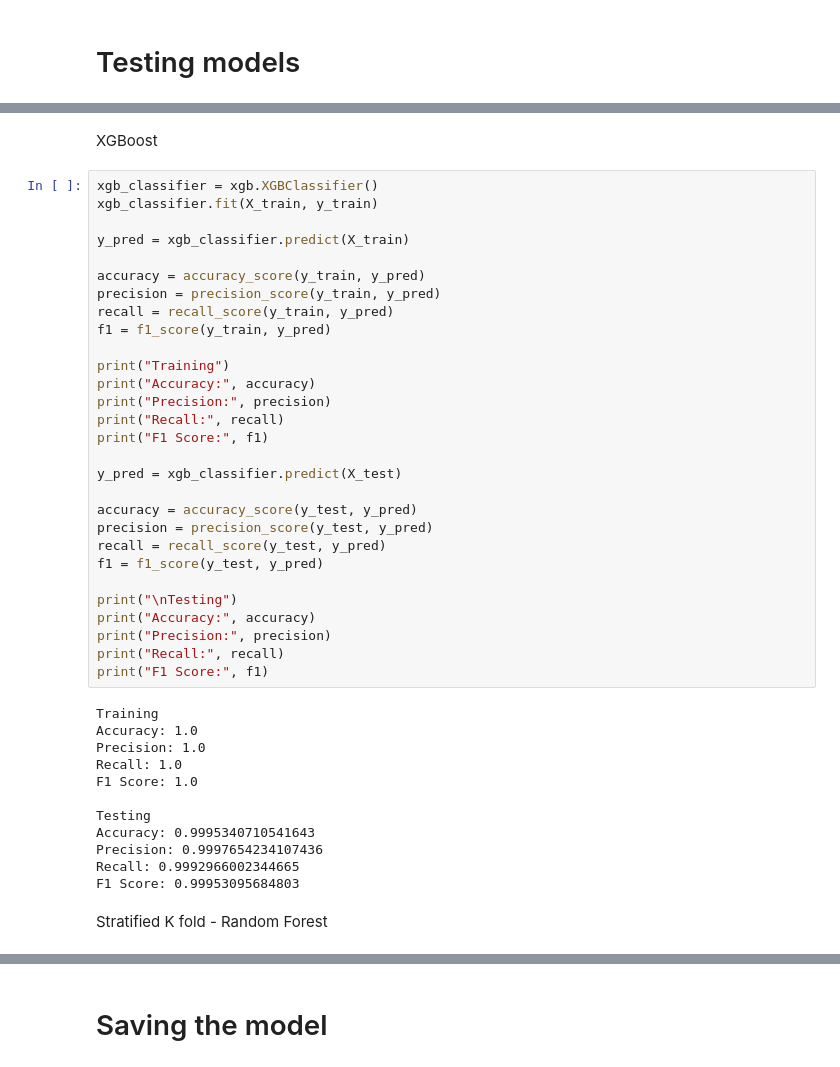
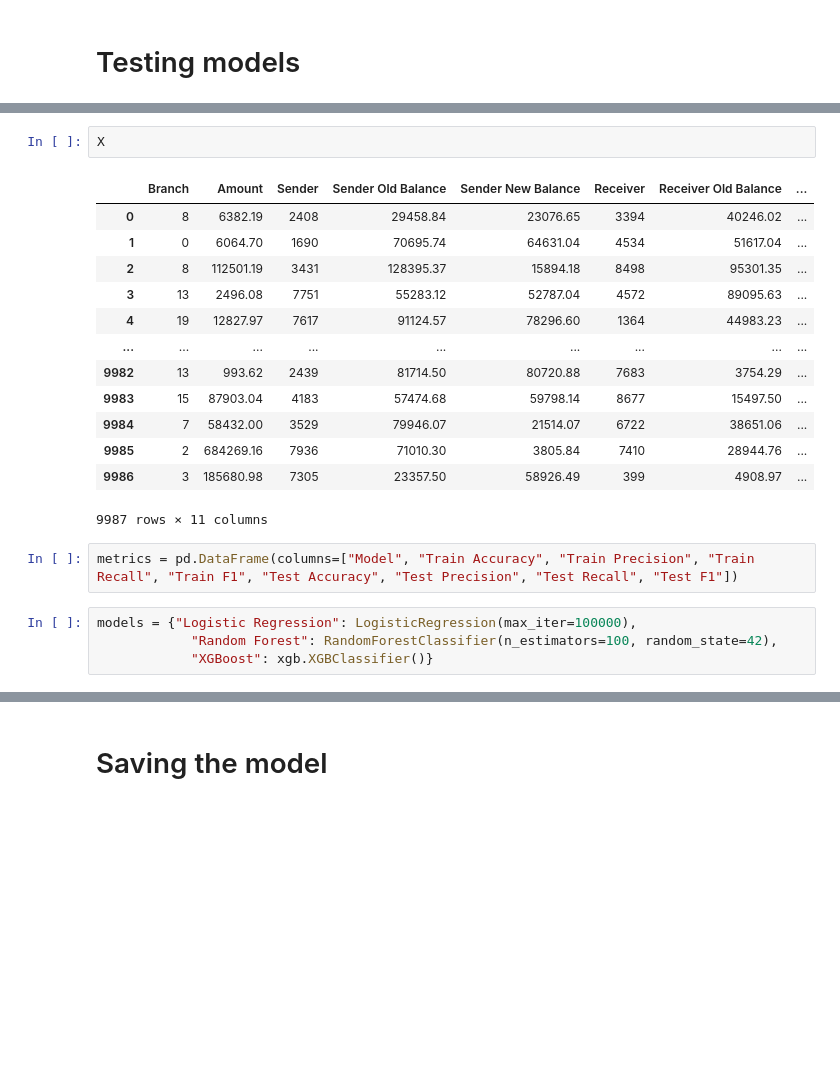
Before and after one commit to Shrutisd1003/XAI-for-Financial-Fraud-Detection, a Jupyter notebook: Model building/Model_training.ipynb, the cells around one changed output, grey strips where cells are left out. Saved outputs shown, nothing was run; the diff lists cells and outputs as text; blank space fills up the shorter version.

```diff
--- a/Model building/Model_training.ipynb
+++ b/Model building/Model_training.ipynb
@@ -200,45 +72,22 @@ F1 Score: 0.9998827529604878
-# %% [markdown]
-XGBoost
-# %%
-xgb_classifier = xgb.XGBClassifier()
-xgb_classifier.fit(X_train, y_train)
-
-y_pred = xgb_classifier.predict(X_train)
-
-accuracy = accuracy_score(y_train, y_pred)
-precision = precision_score(y_train, y_pred)
-recall = recall_score(y_train, y_pred)
-f1 = f1_score(y_train, y_pred)
-
-print("Training")
-print("Accuracy:", accuracy)
-print("Precision:", precision)
-print("Recall:", recall)
-print("F1 Score:", f1)
-
-y_pred = xgb_classifier.predict(X_test)
-
-accuracy = accuracy_score(y_test, y_pred)
-precision = precision_score(y_test, y_pred)
-recall = recall_score(y_test, y_pred)
-f1 = f1_score(y_test, y_pred)
-
-print("\nTesting")
-print("Accuracy:", accuracy)
-print("Precision:", precision)
-print("Recall:", recall)
-print("F1 Score:", f1)
-# %% [output]
-Training
-Accuracy: 1.0
-Precision: 1.0
-Recall: 1.0
-F1 Score: 1.0
-
-Testing
-Accuracy: 0.9995340710541643
-Precision: 0.9997654234107436
-Recall: 0.9992966002344665
-F1 Score: 0.99953095684803
-# %% [markdown]
-Stratified K fold - Random Forest
+# %%
+X
+# %% [output]
+|  | Branch | Amount | Sender | Sender Old Balance | Sender New Balance | Receiver | Receiver Old Balance | ... |
+| 0 | 8 | 6382.19 | 2408 | 29458.84 | 23076.65 | 3394 | 40246.02 | ... |
+| 1 | 0 | 6064.70 | 1690 | 70695.74 | 64631.04 | 4534 | 51617.04 | ... |
+| 2 | 8 | 112501.19 | 3431 | 128395.37 | 15894.18 | 8498 | 95301.35 | ... |
+| 3 | 13 | 2496.08 | 7751 | 55283.12 | 52787.04 | 4572 | 89095.63 | ... |
+| 4 | 19 | 12827.97 | 7617 | 91124.57 | 78296.60 | 1364 | 44983.23 | ... |
+| ... | ... | ... | ... | ... | ... | ... | ... | ... |
+| 9982 | 13 | 993.62 | 2439 | 81714.50 | 80720.88 | 7683 | 3754.29 | ... |
+| 9983 | 15 | 87903.04 | 4183 | 57474.68 | 59798.14 | 8677 | 15497.50 | ... |
+| 9984 | 7 | 58432.00 | 3529 | 79946.07 | 21514.07 | 6722 | 38651.06 | ... |
+| 9985 | 2 | 684269.16 | 7936 | 71010.30 | 3805.84 | 7410 | 28944.76 | ... |
+| 9986 | 3 | 185680.98 | 7305 | 23357.50 | 58926.49 | 399 | 4908.97 | ... |
+9987 rows × 11 columns
+# %%
+metrics = pd.DataFrame(columns=["Model", "Train Accuracy", "Train Precision", "Train Recall", "Train F1", "Test Accuracy", "Test Precision", "Test Recall", "Test F1"])
+# %%
+models = {"Logistic Regression": LogisticRegression(max_iter=100000),
+            "Random Forest": RandomForestClassifier(n_estimators=100, random_state=42),
+            "XGBoost": xgb.XGBClassifier()}
```
Also changed, not shown: parts of 27 cells of this notebook, 16 other files.
